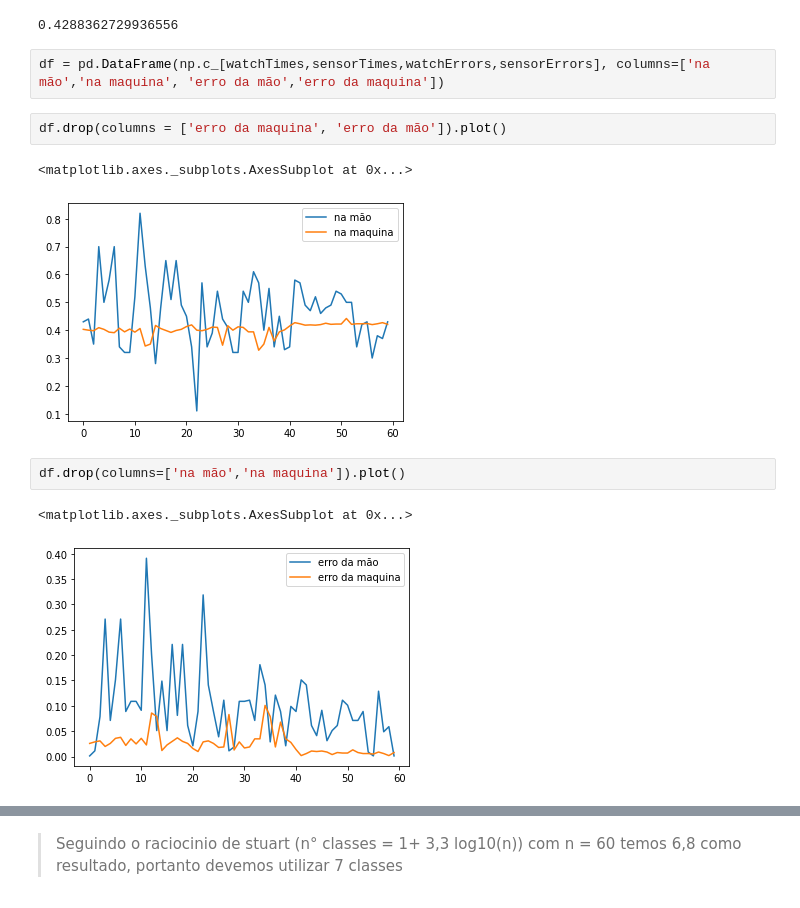
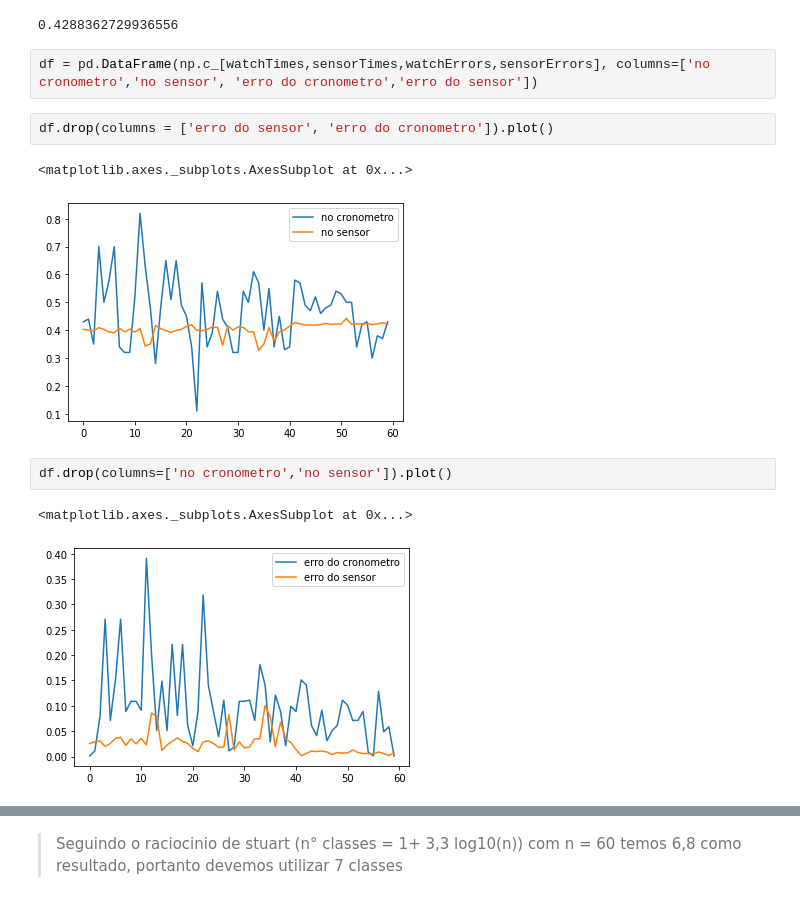
Before and after one commit to luisArthurRodriguesDaSilva/trabalhos-UERJ-analise-de-dados, a Jupyter notebook: experimento_queda_livre.ipynb, the cells around one changed output, grey strips where cells are left out. Saved outputs shown, nothing was run; the diff lists cells and outputs as text.

```diff
--- a/experimento_queda_livre.ipynb
+++ b/experimento_queda_livre.ipynb
@@ -34,17 +34,17 @@ for i in range(60):
 # %% [output]
 0.4288362729936556
 # %%
-df = pd.DataFrame(np.c_[watchTimes,sensorTimes,watchErrors,sensorErrors], columns=['na mão','na maquina', 'erro da mão','erro da maquina'])
+df = pd.DataFrame(np.c_[watchTimes,sensorTimes,watchErrors,sensorErrors], columns=['no cronometro','no sensor', 'erro do cronometro','erro do sensor'])
 # %%
-df.drop(columns = ['erro da maquina', 'erro da mão']).plot()
+df.drop(columns = ['erro do sensor', 'erro do cronometro']).plot()
 # %% [output]
 <matplotlib.axes._subplots.AxesSubplot at 0x...>
-[figure, old version]
+[figure, new version]
 # %%
-df.drop(columns=['na mão','na maquina']).plot()
+df.drop(columns=['no cronometro','no sensor']).plot()
 # %% [output]
 <matplotlib.axes._subplots.AxesSubplot at 0x...>
-[figure, old version]
+[figure, new version]
 # %%
 def getVariancia(arraio):
   media = arraio.mean()
```
Also changed, not shown: parts of 5 cells of this notebook.
